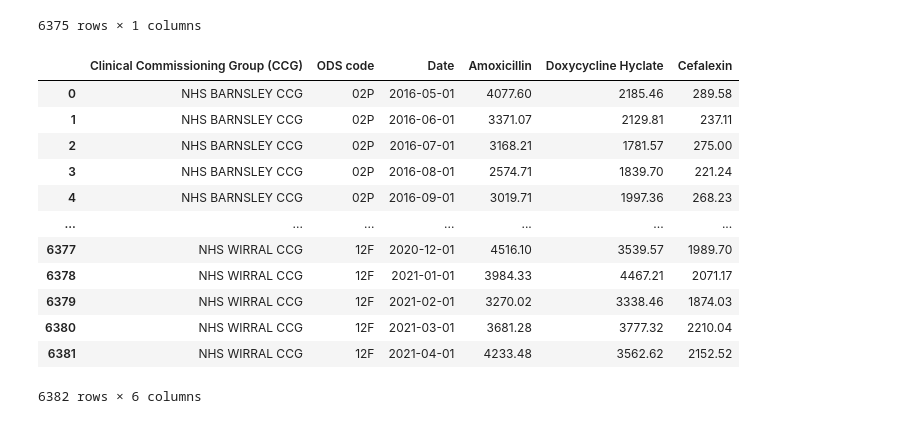
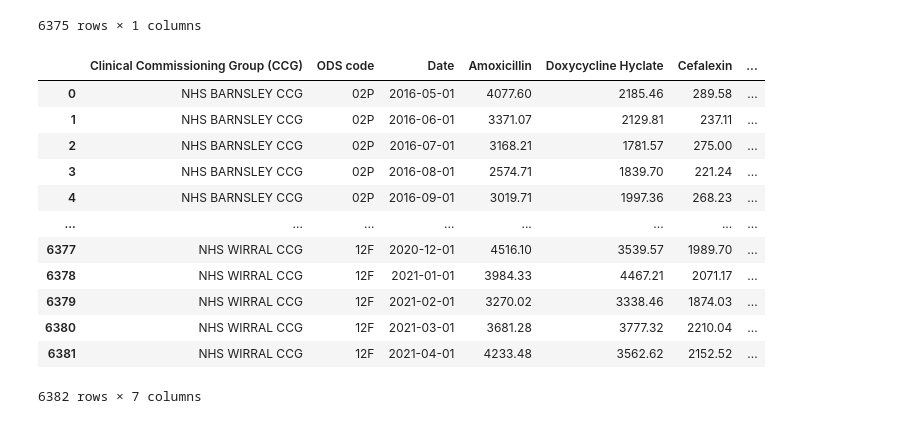
Before and after one commit to mattia-ficarelli/antibiotic_cost, a Jupyter notebook: dev.ipynb, the cells around one changed output. Saved outputs shown, nothing was run; the diff lists cells and outputs as text; code cells hidden in the pictures.

```diff
--- a/dev.ipynb
+++ b/dev.ipynb
@@ -86,25 +86,25 @@ flat_data_0501021L0
 # %%
 join_1 = flat_data_0501013B0.join(flat_data_0501030I0, lsuffix='row_id', rsuffix='row_id')
 all_amoxicillin_merged = join_1.join(flat_data_0501021L0, lsuffix='row_id', rsuffix='row_id')
 all_amoxicillin_merged.fillna(0, inplace=True)
-#all_amoxicillin_merged['Total cost of Amoxicillin, Doxycycline Hyclate, Cefalexin(£)']= all_amoxicillin_merged.iloc[:, -3:].sum(axis=1)
+all_amoxicillin_merged['Total cost of Amoxicillin, Doxycycline Hyclate, Cefalexin(£)']= all_amoxicillin_merged.iloc[:, -3:].sum(axis=1)
 all_amoxicillin = all_amoxicillin_merged.reset_index()
 all_amoxicillin.rename(columns={'row_name': 'Clinical Commissioning Group (CCG)', 'row_id': 'ODS code', 'date': 'Date'}, inplace=True)
 all_amoxicillin
 # %% [output]
-|  | Clinical Commissioning Group (CCG) | ODS code | Date | Amoxicillin | Doxycycline Hyclate | Cefalexin |
-| 0 | NHS BARNSLEY CCG | 02P | 2016-05-01 | 4077.60 | 2185.46 | 289.58 |
-| 1 | NHS BARNSLEY CCG | 02P | 2016-06-01 | 3371.07 | 2129.81 | 237.11 |
-| 2 | NHS BARNSLEY CCG | 02P | 2016-07-01 | 3168.21 | 1781.57 | 275.00 |
-| 3 | NHS BARNSLEY CCG | 02P | 2016-08-01 | 2574.71 | 1839.70 | 221.24 |
-| 4 | NHS BARNSLEY CCG | 02P | 2016-09-01 | 3019.71 | 1997.36 | 268.23 |
-| ... | ... | ... | ... | ... | ... | ... |
-| 6377 | NHS WIRRAL CCG | 12F | 2020-12-01 | 4516.10 | 3539.57 | 1989.70 |
-| 6378 | NHS WIRRAL CCG | 12F | 2021-01-01 | 3984.33 | 4467.21 | 2071.17 |
-| 6379 | NHS WIRRAL CCG | 12F | 2021-02-01 | 3270.02 | 3338.46 | 1874.03 |
-| 6380 | NHS WIRRAL CCG | 12F | 2021-03-01 | 3681.28 | 3777.32 | 2210.04 |
-| 6381 | NHS WIRRAL CCG | 12F | 2021-04-01 | 4233.48 | 3562.62 | 2152.52 |
+|  | Clinical Commissioning Group (CCG) | ODS code | Date | Amoxicillin | Doxycycline Hyclate | Cefalexin | ... |
+| 0 | NHS BARNSLEY CCG | 02P | 2016-05-01 | 4077.60 | 2185.46 | 289.58 | ... |
+| 1 | NHS BARNSLEY CCG | 02P | 2016-06-01 | 3371.07 | 2129.81 | 237.11 | ... |
+| 2 | NHS BARNSLEY CCG | 02P | 2016-07-01 | 3168.21 | 1781.57 | 275.00 | ... |
+| 3 | NHS BARNSLEY CCG | 02P | 2016-08-01 | 2574.71 | 1839.70 | 221.24 | ... |
+| 4 | NHS BARNSLEY CCG | 02P | 2016-09-01 | 3019.71 | 1997.36 | 268.23 | ... |
+| ... | ... | ... | ... | ... | ... | ... | ... |
+| 6377 | NHS WIRRAL CCG | 12F | 2020-12-01 | 4516.10 | 3539.57 | 1989.70 | ... |
+| 6378 | NHS WIRRAL CCG | 12F | 2021-01-01 | 3984.33 | 4467.21 | 2071.17 | ... |
+| 6379 | NHS WIRRAL CCG | 12F | 2021-02-01 | 3270.02 | 3338.46 | 1874.03 | ... |
+| 6380 | NHS WIRRAL CCG | 12F | 2021-03-01 | 3681.28 | 3777.32 | 2210.04 | ... |
+| 6381 | NHS WIRRAL CCG | 12F | 2021-04-01 | 4233.48 | 3562.62 | 2152.52 | ... |
-6382 rows × 6 columns
+6382 rows × 7 columns
 # %%
 all_amoxicillin_plot = all_amoxicillin.groupby(['Date']).sum()
 all_amoxicillin_plot = all_amoxicillin_plot.reset_index()
```
Also changed, not shown: parts of 4 cells of this notebook.
